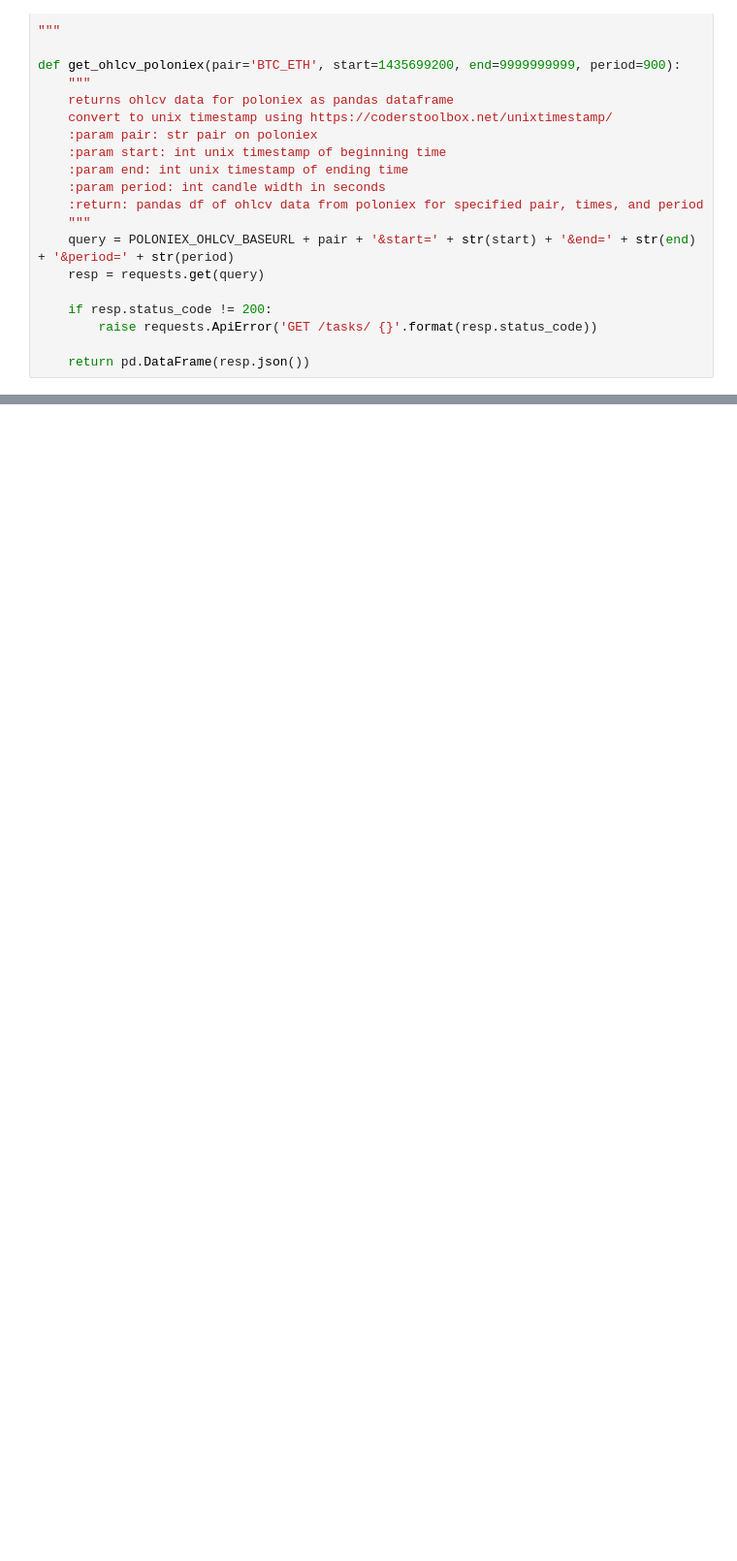
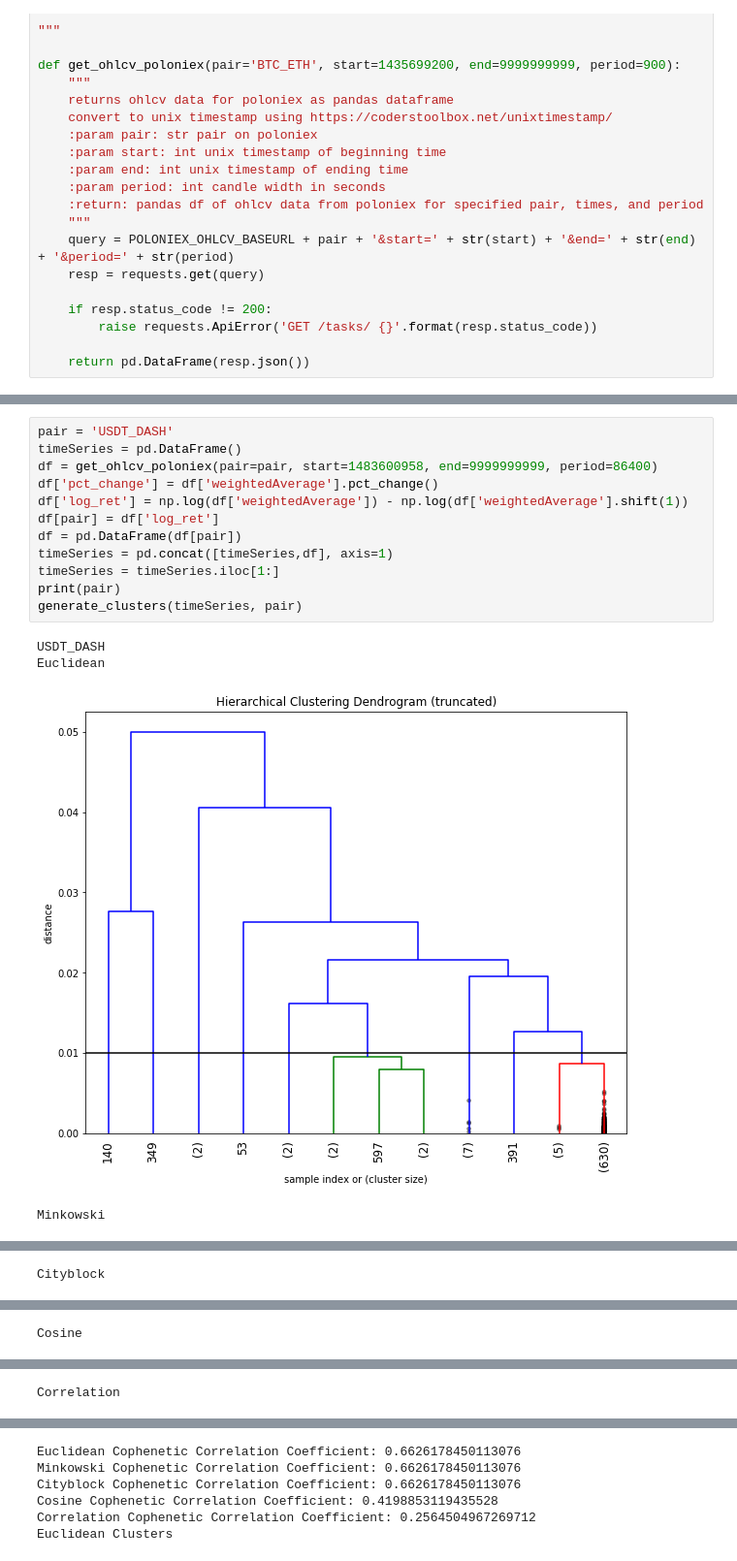
Before and after one commit to robertsieh23/rs_prophet_quickstart, a Jupyter notebook: Week7_Hierarchical_Log_Daily.ipynb, the cells around one changed output, grey strips where cells are left out. Shown at 97% size. Saved outputs shown, nothing was run; the diff lists cells and outputs as text; blank space fills up the shorter version.

```diff
--- a/Week7_Hierarchical_Log_Daily.ipynb
+++ b/Week7_Hierarchical_Log_Daily.ipynb
@@ -220,0 +296,17 @@ Euclidean
+# %%
+pair = 'USDT_DASH'
+timeSeries = pd.DataFrame()
+df = get_ohlcv_poloniex(pair=pair, start=1483600958, end=9999999999, period=86400)
+df['pct_change'] = df['weightedAverage'].pct_change()
+df['log_ret'] = np.log(df['weightedAverage']) - np.log(df['weightedAverage'].shift(1))
+df[pair] = df['log_ret']
+df = pd.DataFrame(df[pair])
+timeSeries = pd.concat([timeSeries,df], axis=1)
+timeSeries = timeSeries.iloc[1:]
+print(pair)
+generate_clusters(timeSeries, pair)
+# %% [output]
+USDT_DASH
+Euclidean
+[figure, added]
+Minkowski
@@ -220,0 +314 @@ Euclidean
+Cityblock
@@ -220,0 +316 @@ Euclidean
+Cosine
@@ -220,0 +318 @@ Euclidean
+Correlation
@@ -220,0 +320,6 @@ Euclidean
+Euclidean Cophenetic Correlation Coefficient: 0.6626178450113076
+Minkowski Cophenetic Correlation Coefficient: 0.6626178450113076
+Cityblock Cophenetic Correlation Coefficient: 0.6626178450113076
+Cosine Cophenetic Correlation Coefficient: 0.4198853119435528
+Correlation Cophenetic Correlation Coefficient: 0.2564504967269712
+Euclidean Clusters
```
Also changed, not shown: parts of 9 cells of this notebook, 47 other files.
